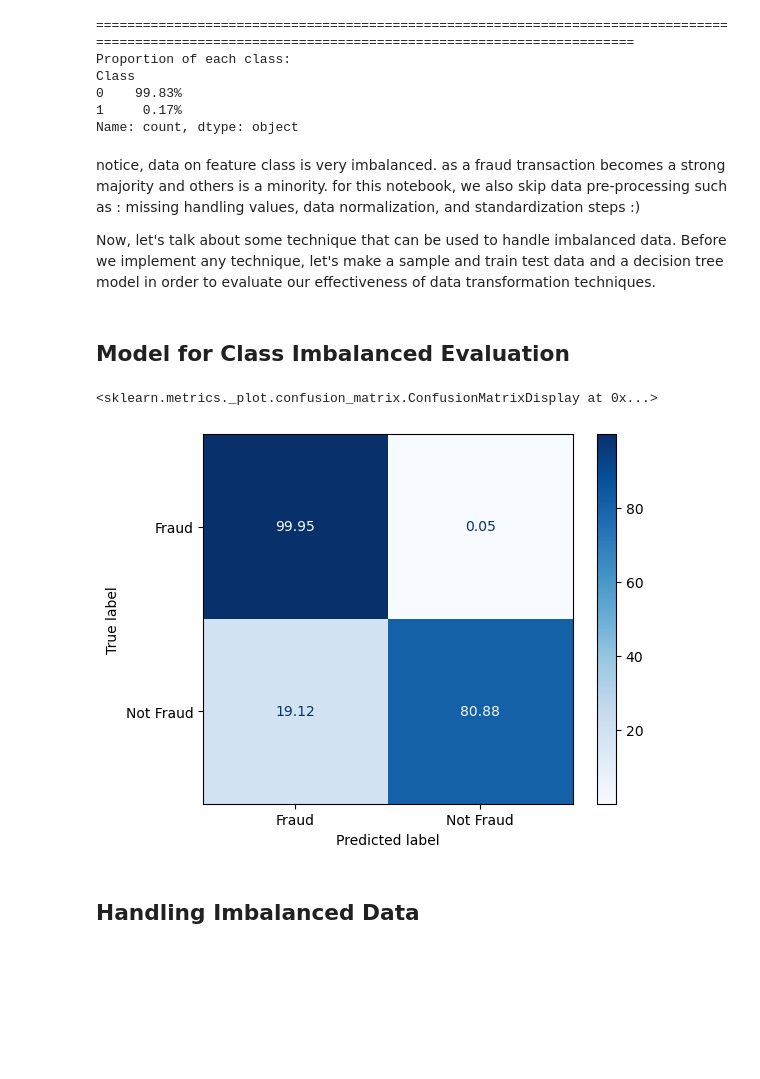
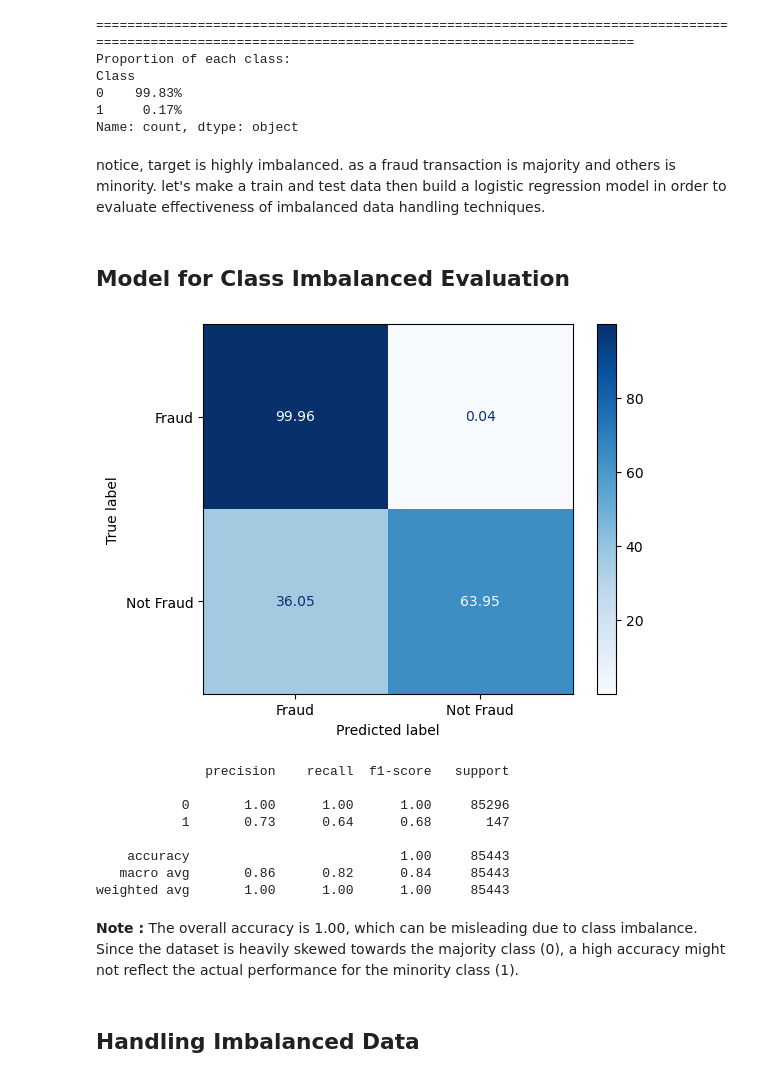
Before and after one commit to adisetiawannn/datascience_python, a Jupyter notebook: data_science_with_python/data_preprocessing/class_imbalance.ipynb, the cells around one changed output. Saved outputs shown, nothing was run; the diff lists cells and outputs as text; code cells hidden in the pictures; blank space fills up the shorter version.

Commit message:
update class imbalance progres

```diff
--- a/data_science_with_python/data_preprocessing/class_imbalance.ipynb
+++ b/data_science_with_python/data_preprocessing/class_imbalance.ipynb
@@ -110,8 +124,6 @@ Class
 1     0.17%
 Name: count, dtype: object
 # %% [markdown]
-notice, data on feature class is very imbalanced. as a fraud transaction becomes a strong majority and others is a minority. for this notebook, we also skip data pre-processing such as : missing handling values, data normalization, and standardization steps :)
-
-Now, let's talk about some technique that can be used to handle imbalanced data. Before we implement any technique, let's make a sample and train test data and a decision tree model in order to evaluate our effectiveness of data transformation techniques.
+notice, target is highly imbalanced. as a fraud transaction is majority and others is minority. let's make a train and test data then build a logistic regression model in order to evaluate effectiveness of imbalanced data handling techniques.
 # %% [markdown]
 ## **Model for Class Imbalanced Evaluation**
@@ -129,18 +140,38 @@ y_pred = model_fit.predict(X_test)
+# %%
+import warnings
+from sklearn.exceptions import ConvergenceWarning
+# Suppress the ConvergenceWarning
+warnings.filterwarnings("ignore", category=ConvergenceWarning)
+
+# fit raw_dataset to the model
+model_fit = model.fit(X_raw_train, y_raw_train)
+y_raw_pred = model_fit.predict(X_raw_test)
 # %%
-from sklearn.metrics import confusion_matrix, classification_report, ConfusionMatrixDisplay
+from sklearn.metrics import confusion_matrix, classification_report, ConfusionMatrixDisplay, roc_curve, RocCurveDisplay,auc, f1_score,accuracy_score, precision_score, recall_score
 import numpy as np
 
-cm = confusion_matrix(y_true=y_test, y_pred=y_pred)
+raw_cm = confusion_matrix(y_true=y_raw_test, y_pred=y_raw_pred)
 
 # Normalize confusion matrix to get percentages
-cm_normalized = cm.astype(float) / cm.sum(axis=1)[:, np.newaxis] * 100
+raw_cm_normalized = raw_cm.astype(float) / raw_cm.sum(axis=1)[:, np.newaxis] * 100
 
-disp_cm = ConfusionMatrixDisplay(cm_normalized, display_labels=np.where(model.classes_ == 0, 'Fraud', 'Not Fraud'))
-disp_cm.plot(cmap='Blues', values_format='.2f')
+raw_disp_cm = ConfusionMatrixDisplay(raw_cm_normalized, display_labels=np.where(model.classes_ == 0, 'Fraud', 'Not Fraud'))
+raw_disp_cm.plot(cmap='Blues', values_format='.2f')
+plt.show()
 
-# print
+# print classification report
+print(classification_report(y_raw_test, y_raw_pred))
 # %% [output]
+[figure, new version]
-<sklearn.metrics._plot.confusion_matrix.ConfusionMatrixDisplay at 0x...>
+              precision    recall  f1-score   support
+
+           0       1.00      1.00      1.00     85296
+           1       0.73      0.64      0.68       147
+
+    accuracy                           1.00     85443
+   macro avg       0.86      0.82      0.84     85443
+weighted avg       1.00      1.00      1.00     85443
-[figure, old version]
+# %% [markdown]
+**Note :** The overall accuracy is 1.00, which can be misleading due to class imbalance. Since the dataset is heavily skewed towards the majority class (0), a high accuracy might not reflect the actual performance for the minority class (1).
 # %% [markdown]
 ## **Handling Imbalanced Data**
```
Also changed, not shown: parts of 22 cells of this notebook.
